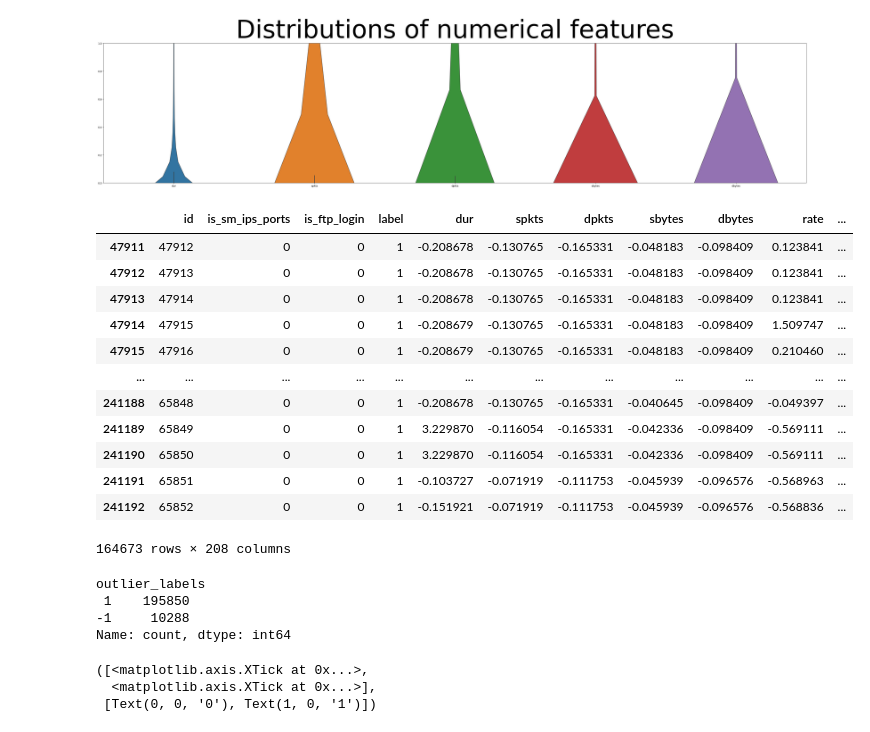
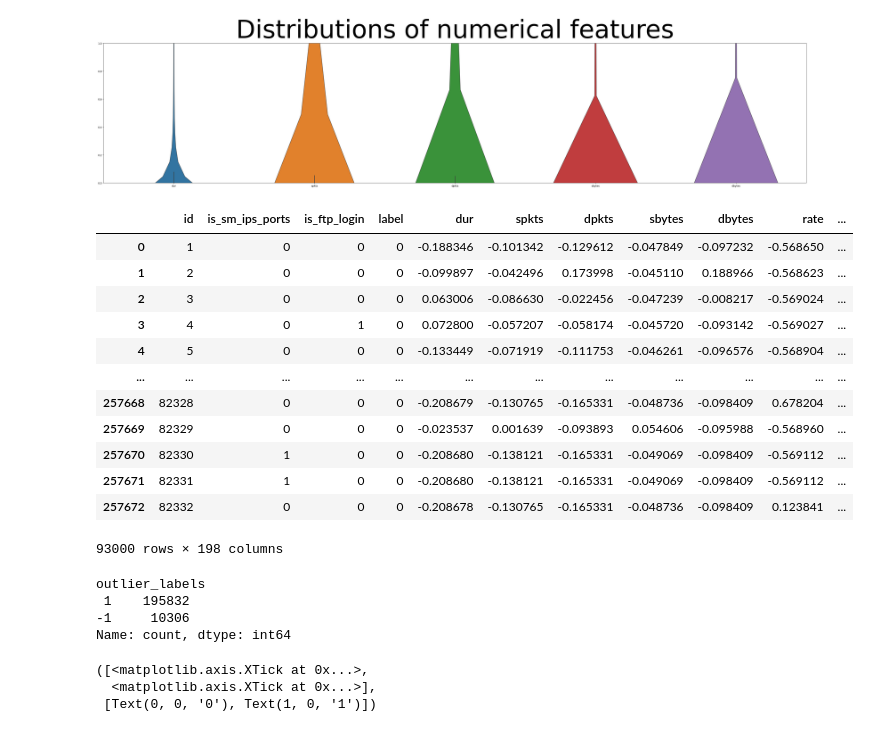
Before and after one commit to Marcin-Sadowy/Introduction-to-Machine-Learning-Project-10-Network-intrusion-detection, a Jupyter notebook: data_exploration.ipynb, the cells around one changed output. Drawn from its saved outputs; the diff is of its cells as text; code cells hidden in the pictures.

```diff
--- a/data_exploration.ipynb
+++ b/data_exploration.ipynb
@@ -85,3 +85,6 @@ Text(0, 0.5, 'Frequency')
+# %%
+unsw_set = unsw_set.drop(columns='attack_cat') #We delete attack_cat because this data will be fit to the model
+#which only distinquishes between normal traffic and attacks
 # %%
 features = pd.read_csv('dataset/UNSW-NB15_features.csv', encoding='cp1252')
 
@@ -146,28 +155,28 @@ plt.ylim(0,1)
 # %%
 #Concatenate the encoded categorical feautures with the scaled numerical features and the unscalable features to create the final dataFrame
 
 #Reset indexes on all in order for the concatenation to work
 numerical_data_frame = numerical_data_frame.reset_index(drop=True)
 not_scalable_data_frame = unsw_set[not_scalable_columns].reset_index(drop=True)
 encoded_data_frame = encoded_data_frame.reset_index(drop=True)
 
 final_set = pd.concat([not_scalable_data_frame,numerical_data_frame, encoded_data_frame], axis=1)
 
-final_set[final_set['label'] == 1]
+final_set[final_set['label'] == 0]
 # %% [output]
 |  | id | is_sm_ips_ports | is_ftp_login | label | dur | spkts | dpkts | sbytes | dbytes | rate | ... |
-| 47911 | 47912 | 0 | 0 | 1 | -0.208678 | -0.130765 | -0.165331 | -0.048183 | -0.098409 | 0.123841 | ... |
-| 47912 | 47913 | 0 | 0 | 1 | -0.208678 | -0.130765 | -0.165331 | -0.048183 | -0.098409 | 0.123841 | ... |
-| 47913 | 47914 | 0 | 0 | 1 | -0.208678 | -0.130765 | -0.165331 | -0.048183 | -0.098409 | 0.123841 | ... |
-| 47914 | 47915 | 0 | 0 | 1 | -0.208679 | -0.130765 | -0.165331 | -0.048183 | -0.098409 | 1.509747 | ... |
-| 47915 | 47916 | 0 | 0 | 1 | -0.208679 | -0.130765 | -0.165331 | -0.048183 | -0.098409 | 0.210460 | ... |
+| 0 | 1 | 0 | 0 | 0 | -0.188346 | -0.101342 | -0.129612 | -0.047849 | -0.097232 | -0.568650 | ... |
+| 1 | 2 | 0 | 0 | 0 | -0.099897 | -0.042496 | 0.173998 | -0.045110 | 0.188966 | -0.568623 | ... |
+| 2 | 3 | 0 | 0 | 0 | 0.063006 | -0.086630 | -0.022456 | -0.047239 | -0.008217 | -0.569024 | ... |
+| 3 | 4 | 0 | 1 | 0 | 0.072800 | -0.057207 | -0.058174 | -0.045720 | -0.093142 | -0.569027 | ... |
+| 4 | 5 | 0 | 0 | 0 | -0.133449 | -0.071919 | -0.111753 | -0.046261 | -0.096576 | -0.568904 | ... |
 | ... | ... | ... | ... | ... | ... | ... | ... | ... | ... | ... | ... |
-| 241188 | 65848 | 0 | 0 | 1 | -0.208678 | -0.130765 | -0.165331 | -0.040645 | -0.098409 | -0.049397 | ... |
-| 241189 | 65849 | 0 | 0 | 1 | 3.229870 | -0.116054 | -0.165331 | -0.042336 | -0.098409 | -0.569111 | ... |
-| 241190 | 65850 | 0 | 0 | 1 | 3.229870 | -0.116054 | -0.165331 | -0.042336 | -0.098409 | -0.569111 | ... |
-| 241191 | 65851 | 0 | 0 | 1 | -0.103727 | -0.071919 | -0.111753 | -0.045939 | -0.096576 | -0.568963 | ... |
-| 241192 | 65852 | 0 | 0 | 1 | -0.151921 | -0.071919 | -0.111753 | -0.045939 | -0.096576 | -0.568836 | ... |
+| 257668 | 82328 | 0 | 0 | 0 | -0.208679 | -0.130765 | -0.165331 | -0.048736 | -0.098409 | 0.678204 | ... |
+| 257669 | 82329 | 0 | 0 | 0 | -0.023537 | 0.001639 | -0.093893 | 0.054606 | -0.095988 | -0.568960 | ... |
+| 257670 | 82330 | 1 | 0 | 0 | -0.208680 | -0.138121 | -0.165331 | -0.049069 | -0.098409 | -0.569112 | ... |
+| 257671 | 82331 | 1 | 0 | 0 | -0.208680 | -0.138121 | -0.165331 | -0.049069 | -0.098409 | -0.569112 | ... |
+| 257672 | 82332 | 0 | 0 | 0 | -0.208678 | -0.130765 | -0.165331 | -0.048736 | -0.098409 | 0.123841 | ... |
-164673 rows × 208 columns
+93000 rows × 198 columns
 # %%
 #Split the data into train, validation and test samples
 
@@ -192,11 +201,11 @@ df = pd.DataFrame(outlier_labels, columns=['outlier_labels'])
 
 df['outlier_labels'].value_counts()
 
-#We have detected almost 8000 outliers
+#We have detected a lot of outliers
 # %% [output]
 outlier_labels
- 1    195850
--1     10288
+ 1    195832
+-1     10306
 Name: count, dtype: int64
 # %%
 x_train_clean = x_train[outlier_labels == 1]
```
Also changed, not shown: parts of 8 cells of this notebook.
